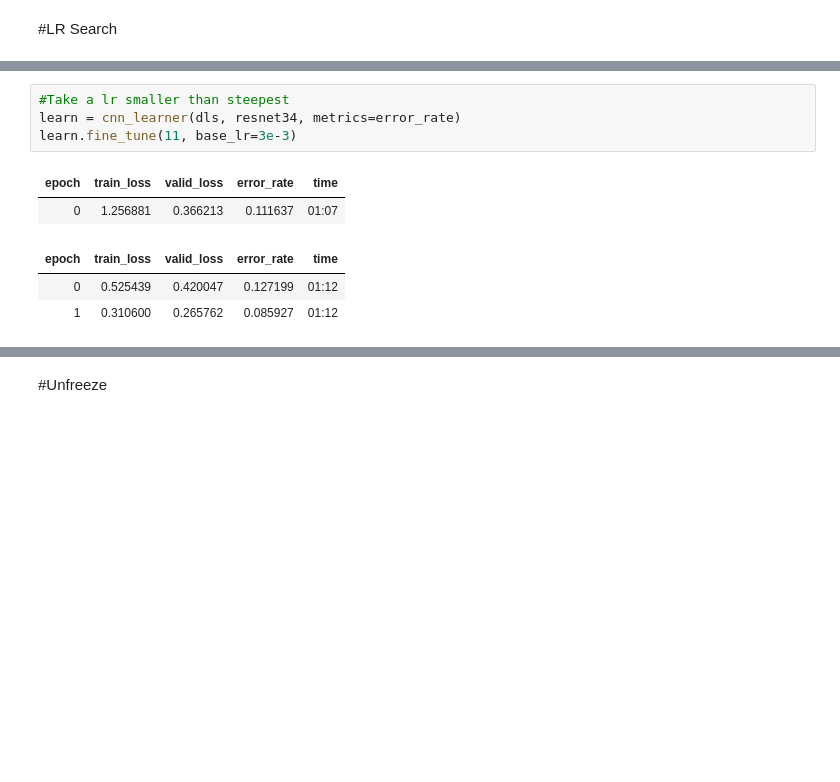
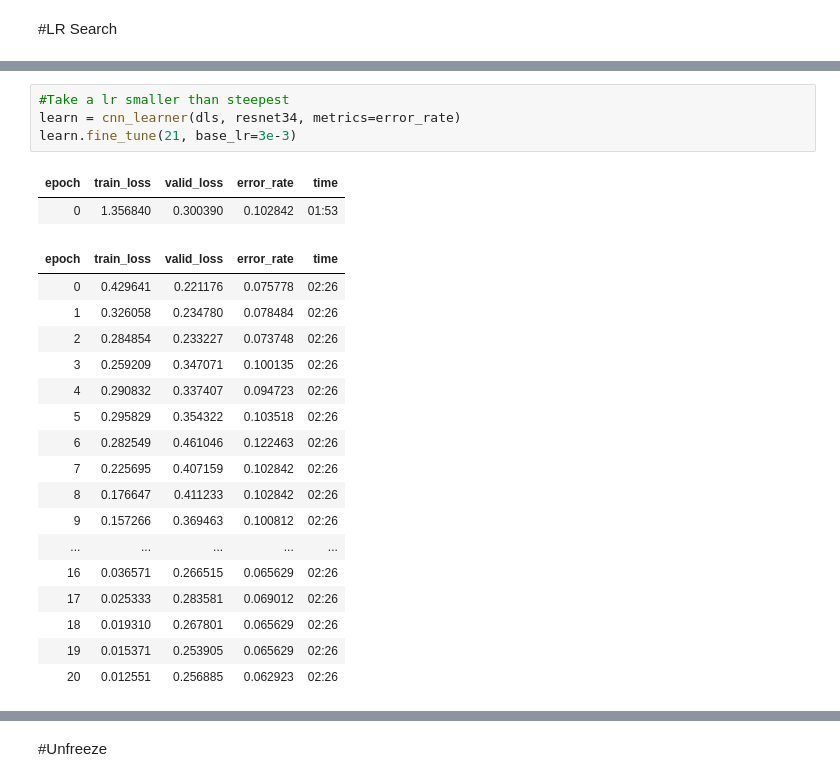
Before and after one commit to i-SanMartin/FastAI, a Jupyter notebook: 05_Pet_Breeds/Classifier.ipynb, the cells around one changed output, grey strips where cells are left out. Cells and saved outputs as stored; diff of their text form; blank space fills up the shorter version.

```diff
--- a/05_Pet_Breeds/Classifier.ipynb
+++ b/05_Pet_Breeds/Classifier.ipynb
@@ -88,12 +90,26 @@ Minimum/10: 1.00e-02, steepest point: 5.25e-03
 # %%
 #Take a lr smaller than steepest
 learn = cnn_learner(dls, resnet34, metrics=error_rate)
-learn.fine_tune(11, base_lr=3e-3)
+learn.fine_tune(21, base_lr=3e-3)
 # %% [output]
 | epoch | train_loss | valid_loss | error_rate | time |
-| 0 | 1.256881 | 0.366213 | 0.111637 | 01:07 |
+| 0 | 1.356840 | 0.300390 | 0.102842 | 01:53 |
 | epoch | train_loss | valid_loss | error_rate | time |
-| 0 | 0.525439 | 0.420047 | 0.127199 | 01:12 |
-| 1 | 0.310600 | 0.265762 | 0.085927 | 01:12 |
+| 0 | 0.429641 | 0.221176 | 0.075778 | 02:26 |
+| 1 | 0.326058 | 0.234780 | 0.078484 | 02:26 |
+| 2 | 0.284854 | 0.233227 | 0.073748 | 02:26 |
+| 3 | 0.259209 | 0.347071 | 0.100135 | 02:26 |
+| 4 | 0.290832 | 0.337407 | 0.094723 | 02:26 |
+| 5 | 0.295829 | 0.354322 | 0.103518 | 02:26 |
+| 6 | 0.282549 | 0.461046 | 0.122463 | 02:26 |
+| 7 | 0.225695 | 0.407159 | 0.102842 | 02:26 |
+| 8 | 0.176647 | 0.411233 | 0.102842 | 02:26 |
+| 9 | 0.157266 | 0.369463 | 0.100812 | 02:26 |
+| ... | ... | ... | ... | ... |
+| 16 | 0.036571 | 0.266515 | 0.065629 | 02:26 |
+| 17 | 0.025333 | 0.283581 | 0.069012 | 02:26 |
+| 18 | 0.019310 | 0.267801 | 0.065629 | 02:26 |
+| 19 | 0.015371 | 0.253905 | 0.065629 | 02:26 |
+| 20 | 0.012551 | 0.256885 | 0.062923 | 02:26 |
 # %%
 learn.recorder.plot_loss()
```
Also changed, not shown: parts of 11 cells of this notebook.
